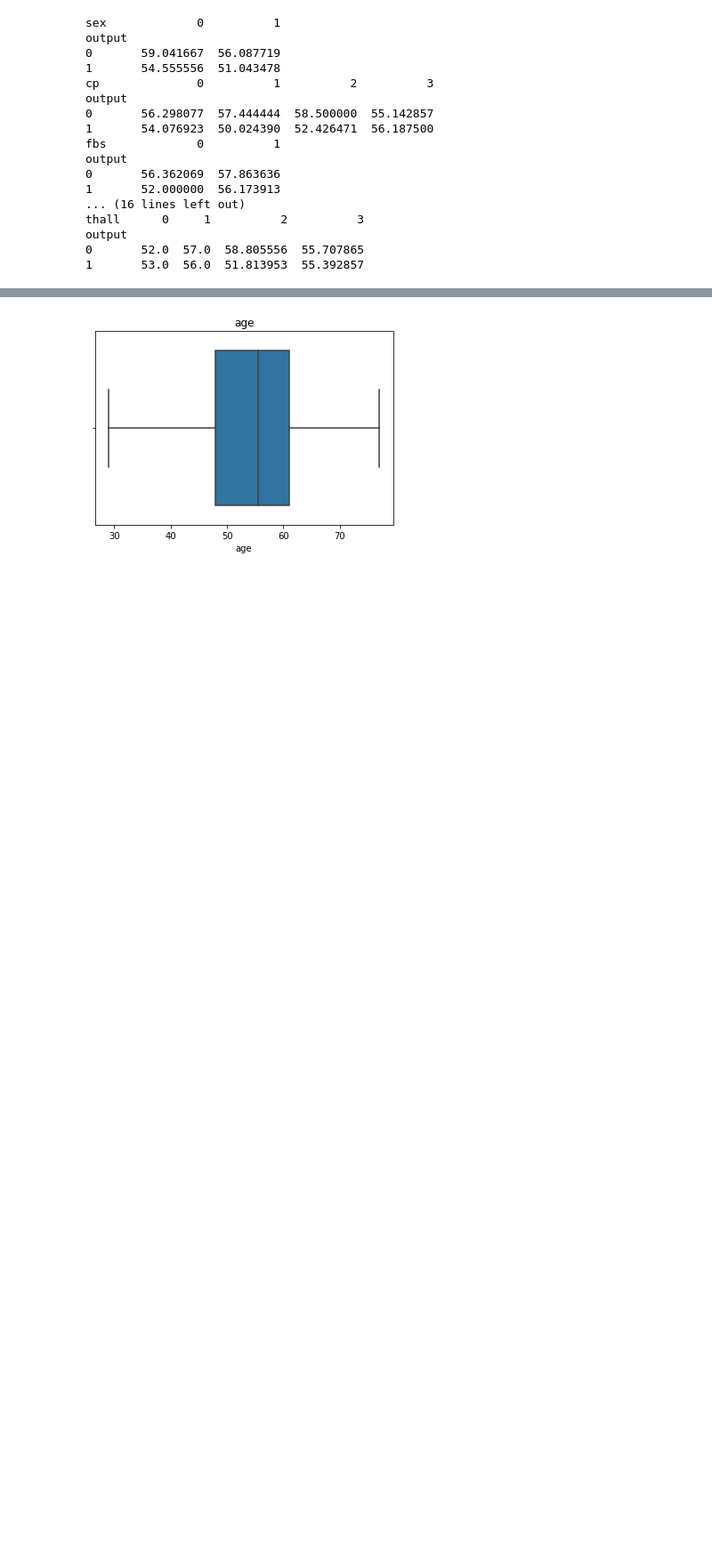
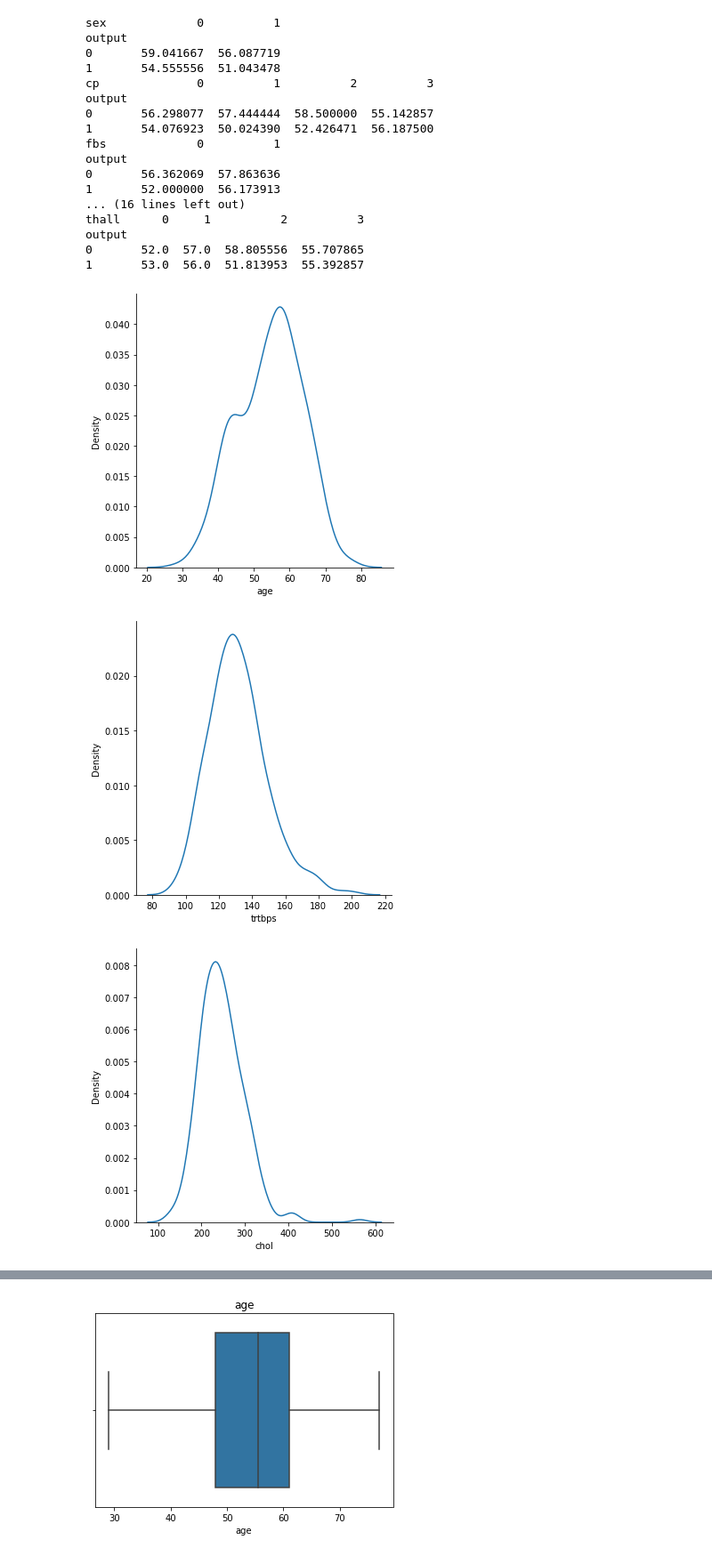
Before and after one commit to NairSailesh/Regex, a Jupyter notebook: Regex_Task-10.ipynb, the cells around one changed output, grey strips where cells are left out. Shown at 89% size. Cells and saved outputs as stored; diff of their text form; code cells hidden in the pictures; blank space fills up the shorter version.

```diff
--- a/Regex_Task-10.ipynb
+++ b/Regex_Task-10.ipynb
@@ -186,3 +186,10 @@ thall      0     1          2          3
 output
 0       52.0  57.0  58.805556  55.707865
 1       53.0  56.0  51.813953  55.392857
+# %%
+for col in numerical:
+   sns.displot( data, x=data[col], kind="kde")
+# %% [output]
+[figure, added]
+[figure, added]
+[figure, added]
```
Also changed, not shown: parts of 9 cells of this notebook, 2 other files.
